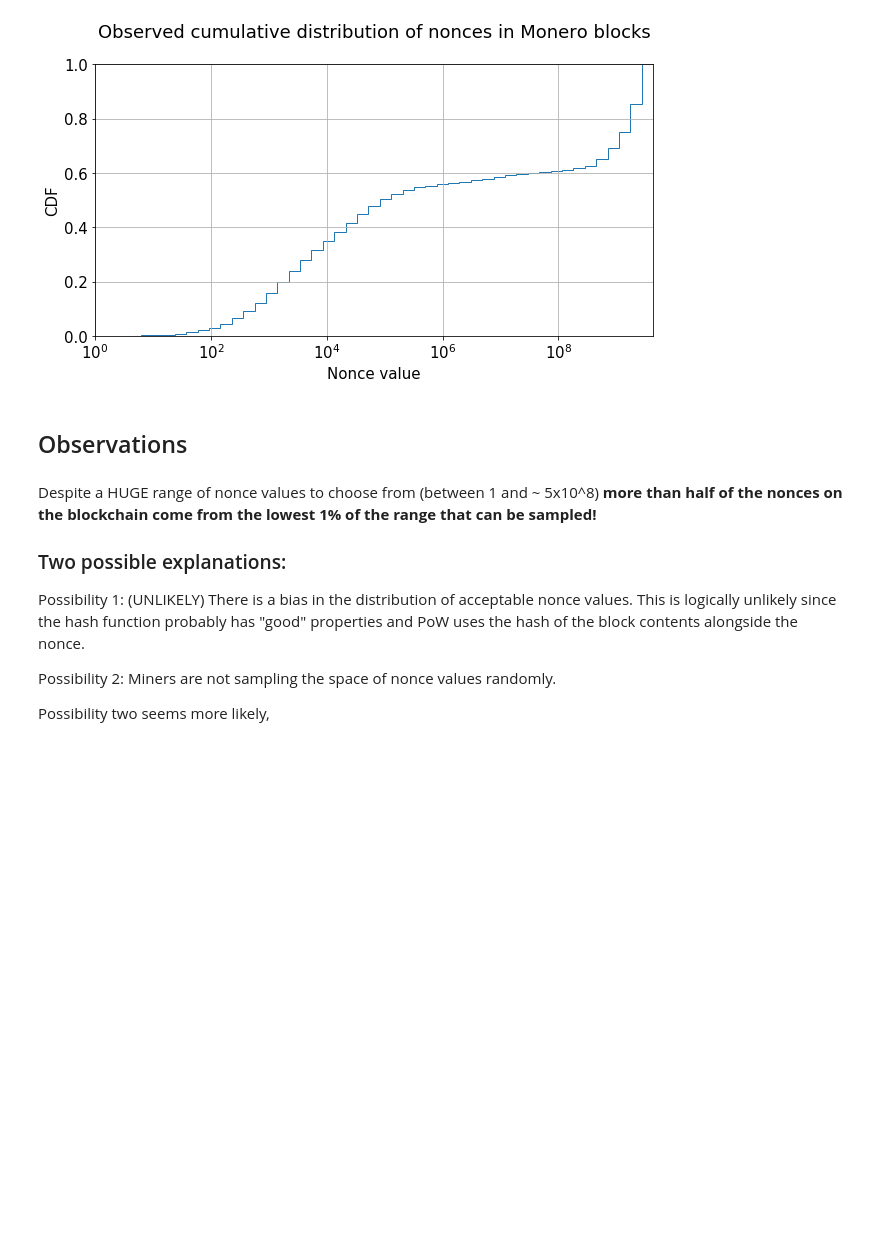
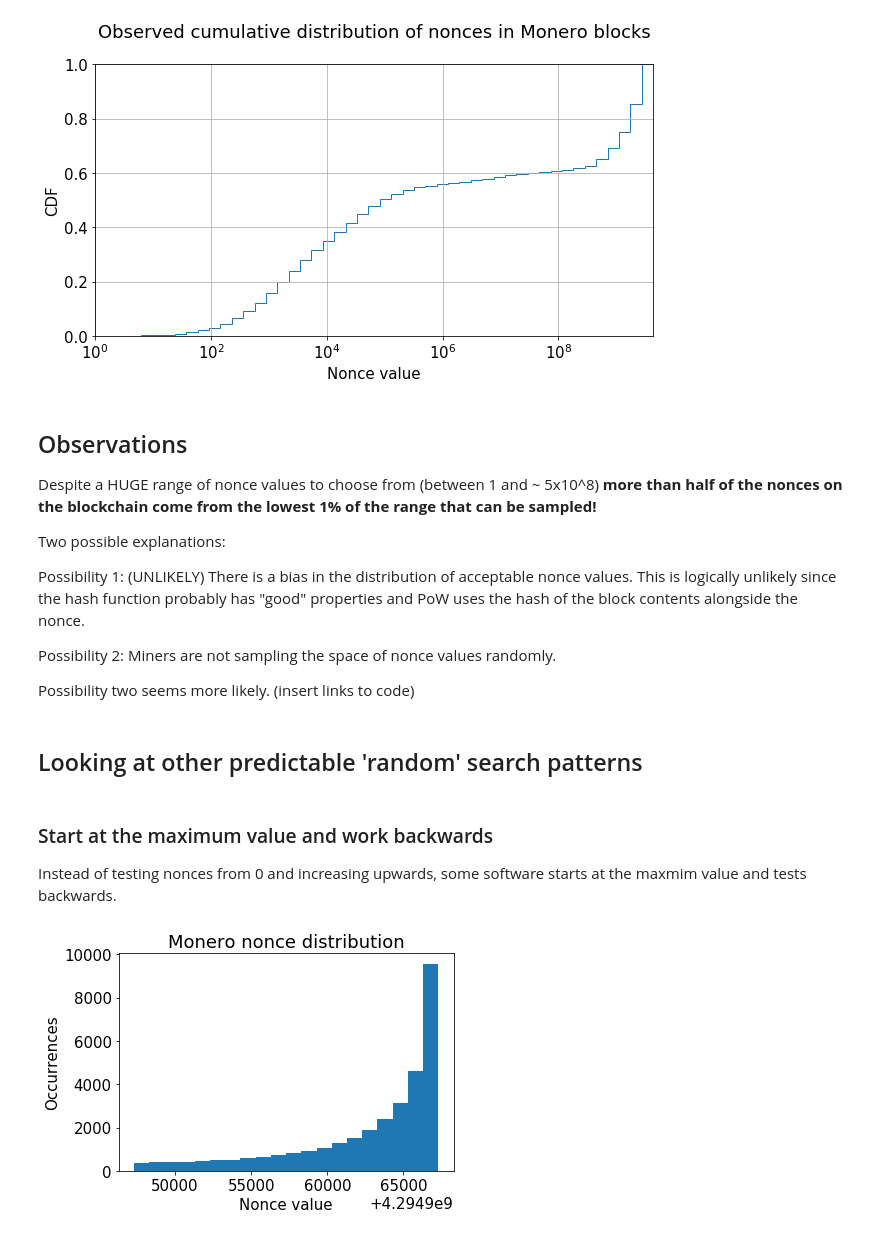
Before and after one commit to noncesense-research-lab/nonce_distribution, a Jupyter notebook: nonce_distribution.ipynb, the cells around one changed output. Cells and saved outputs as stored; diff of their text form; code cells hidden in the pictures; blank space fills up the shorter version.

```diff
--- a/nonce_distribution.ipynb
+++ b/nonce_distribution.ipynb
@@ -86,15 +86,28 @@ ax.set_ylim(0,1)
 plt.show()
 # %% [output]
 [figure]
-# %% [markdown]
-## Observations
 # %% [markdown]
+## Observations
+
 Despite a HUGE range of nonce values to choose from (between 1 and ~ 5x10^8) **more than half of the nonces on the blockchain come from the lowest 1% of the range that can be sampled!**
 
-### Two possible explanations:
+Two possible explanations:
 
 Possibility 1: (UNLIKELY) There is a bias in the distribution of acceptable nonce values. This is logically unlikely since the hash function probably has "good" properties and PoW uses the hash of the block contents alongside the nonce.
 
 Possibility 2: Miners are not sampling the space of nonce values randomly.
 
-Possibility two seems more likely,
+Possibility two seems more likely. (insert links to code)
+# %% [markdown]
+## Looking at other predictable 'random' search patterns
+# %% [markdown]
+### Start at the maximum value and work backwards
+Instead of testing nonces from 0 and increasing upwards, some software starts at the maxmim value and tests backwards.
+# %%
+subset = df.nonce.loc[df["nonce"]>(2**32-2e4)]
+plt.hist(subset, bins=20);
+plt.title('Monero nonce distribution');
+plt.ylabel('Occurrences');
+plt.xlabel('Nonce value');
+# %% [output]
+[figure, added]
```
